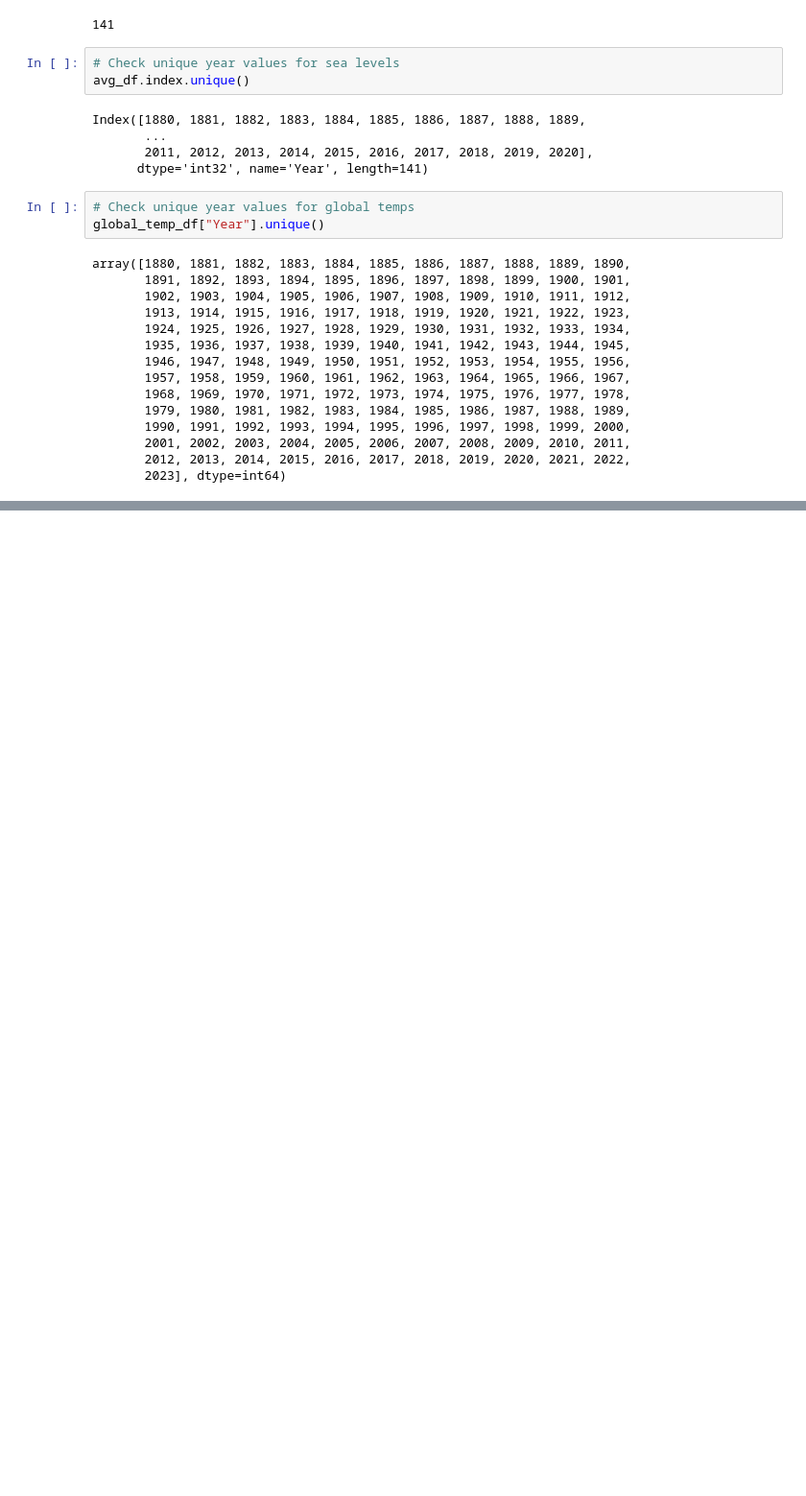
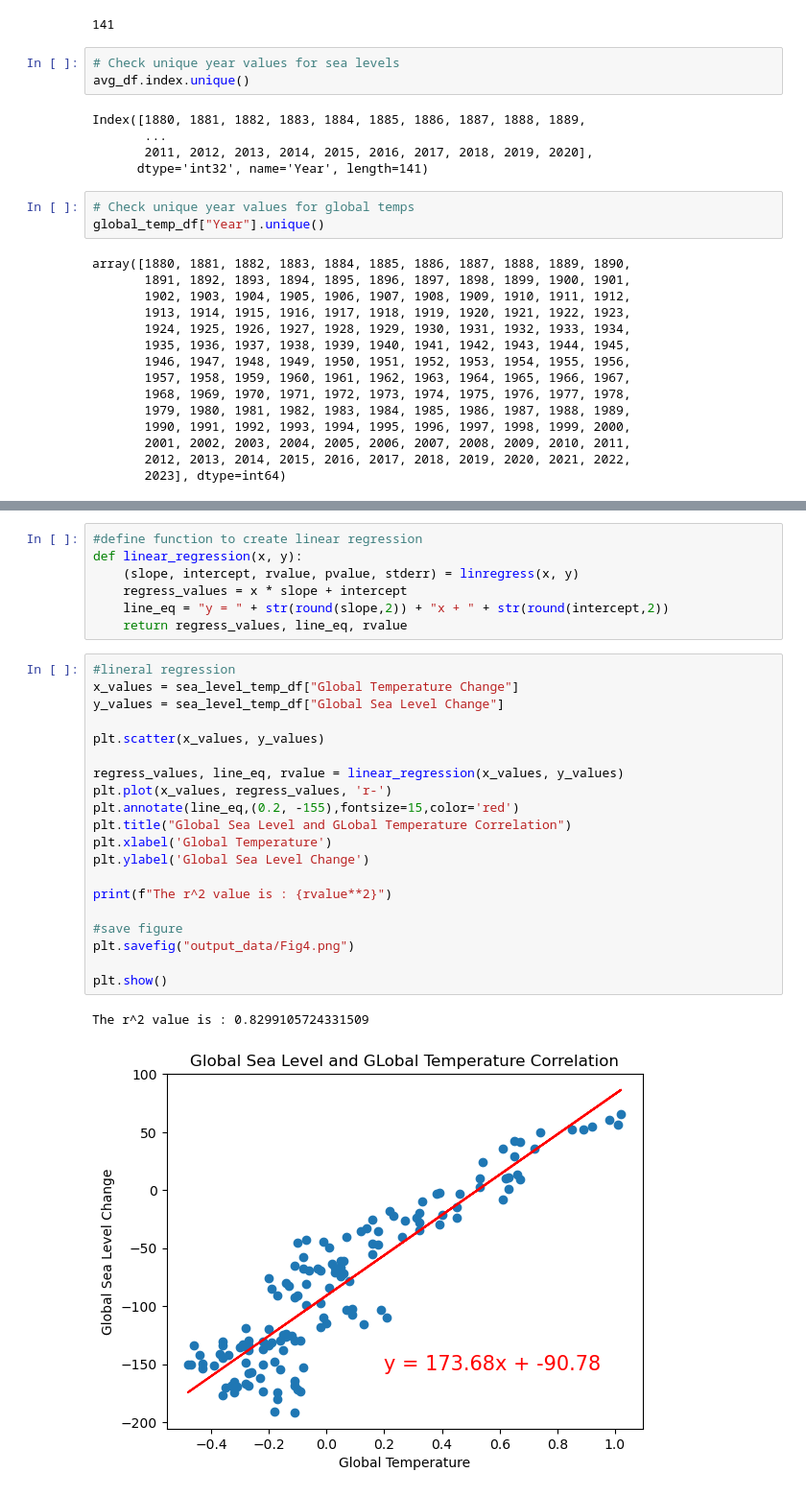
Before and after one commit to jacobklucher/Project-1-Climate-Change, a Jupyter notebook: Climate Change/Climate_Change.ipynb, the cells around one changed output, grey strips where cells are left out. Shown at 96% size. Saved outputs shown, nothing was run; the diff lists cells and outputs as text; blank space fills up the shorter version.

```diff
--- a/Climate Change/Climate_Change.ipynb
+++ b/Climate Change/Climate_Change.ipynb
@@ -109,0 +138,30 @@ sea_level_temp_df.tail()
+# %%
+#define function to create linear regression
+def linear_regression(x, y):
+    (slope, intercept, rvalue, pvalue, stderr) = linregress(x, y)
+    regress_values = x * slope + intercept
+    line_eq = "y = " + str(round(slope,2)) + "x + " + str(round(intercept,2))
+    return regress_values, line_eq, rvalue
+# %%
+#lineral regression
+x_values = sea_level_temp_df["Global Temperature Change"]
+y_values = sea_level_temp_df["Global Sea Level Change"]
+
+plt.scatter(x_values, y_values)
+
+regress_values, line_eq, rvalue = linear_regression(x_values, y_values)
+plt.plot(x_values, regress_values, 'r-')
+plt.annotate(line_eq,(0.2, -155),fontsize=15,color='red')
+plt.title("Global Sea Level and GLobal Temperature Correlation")
+plt.xlabel('Global Temperature')
+plt.ylabel('Global Sea Level Change')
+
+print(f"The r^2 value is : {rvalue**2}")
+
+#save figure
+plt.savefig("output_data/Fig4.png")
+
+plt.show()
+# %% [output]
+The r^2 value is : 0.8299105724331509
+[figure, added]
```
Also changed, not shown: parts of 4 cells of this notebook, 2 other files.
